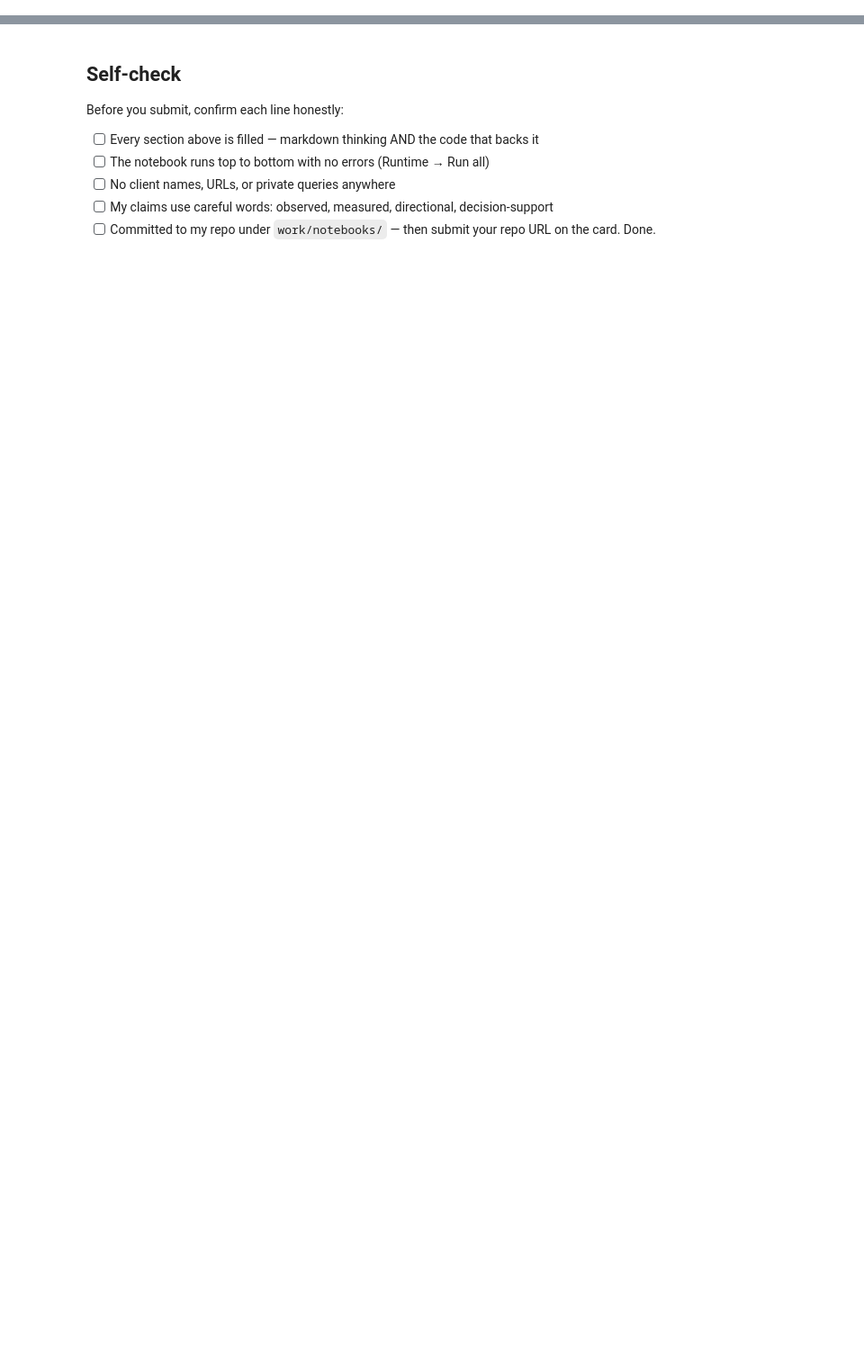
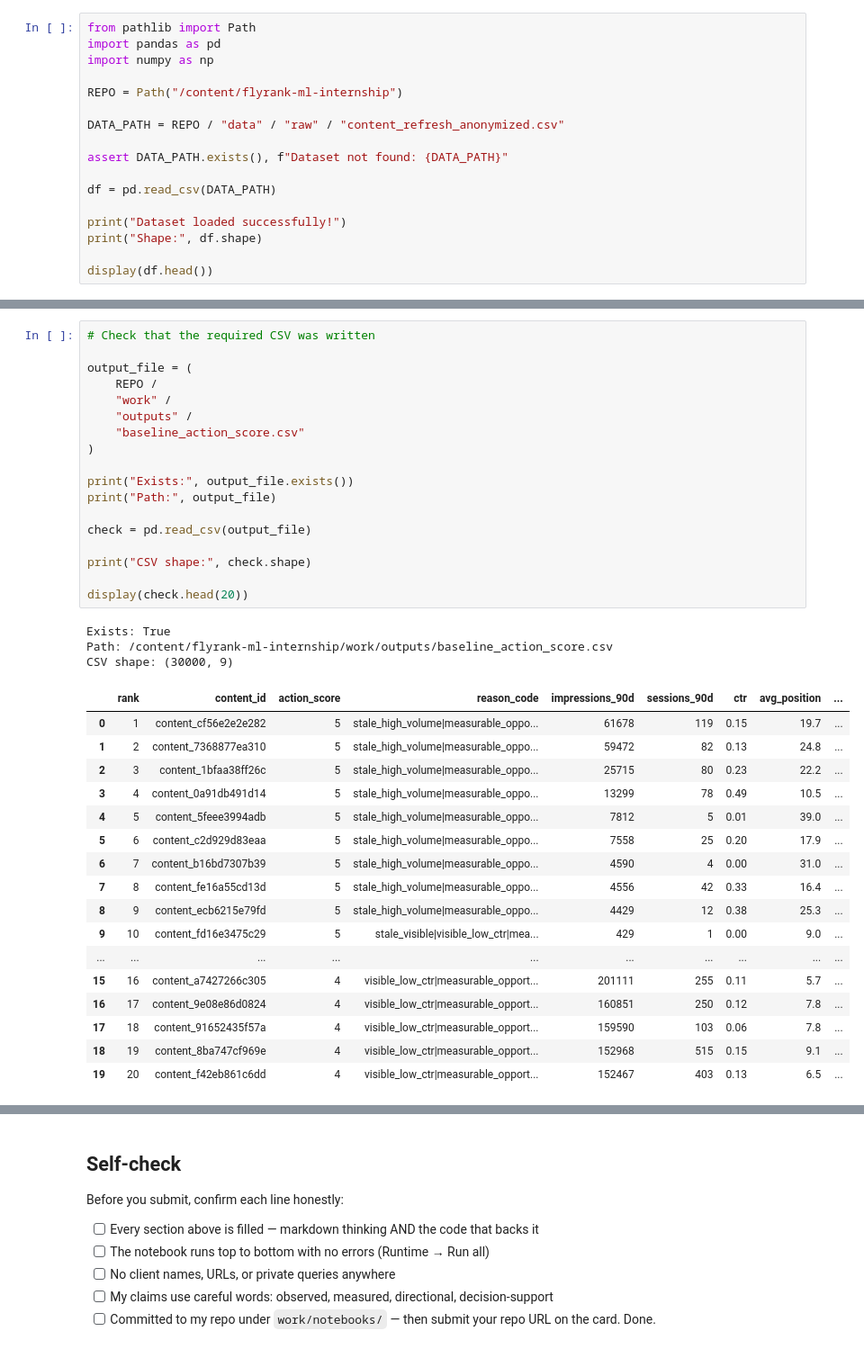
Before and after one commit to akulvibhore/flyrank-ml-internship-, a Jupyter notebook: work/notebooks/w04_baseline_score.ipynb, the cells around one changed output, grey strips where cells are left out. Shown at 90% size. Cells and saved outputs as stored; diff of their text form; blank space fills up the shorter version.

```diff
--- a/work/notebooks/w04_baseline_score.ipynb
+++ b/work/notebooks/w04_baseline_score.ipynb
@@ -36,0 +208,17 @@ This skeleton is yours to fill. Work the sections **in order** — each one has
+# %%
+from pathlib import Path
+import pandas as pd
+import numpy as np
+
+REPO = Path("/content/flyrank-ml-internship")
+
+DATA_PATH = REPO / "data" / "raw" / "content_refresh_anonymized.csv"
+
+assert DATA_PATH.exists(), f"Dataset not found: {DATA_PATH}"
+
+df = pd.read_csv(DATA_PATH)
+
+print("Dataset loaded successfully!")
+print("Shape:", df.shape)
+
+display(df.head())
@@ -36,0 +502,39 @@ This skeleton is yours to fill. Work the sections **in order** — each one has
+# %%
+# Check that the required CSV was written
+
+output_file = (
+    REPO /
+    "work" /
+    "outputs" /
+    "baseline_action_score.csv"
+)
+
+print("Exists:", output_file.exists())
+print("Path:", output_file)
+
+check = pd.read_csv(output_file)
+
+print("CSV shape:", check.shape)
+
+display(check.head(20))
+# %% [output]
+Exists: True
+Path: /content/flyrank-ml-internship/work/outputs/baseline_action_score.csv
+CSV shape: (30000, 9)
+|  | rank | content_id | action_score | reason_code | impressions_90d | sessions_90d | ctr | avg_position | ... |
+| 0 | 1 | content_cf56e2e2e282 | 5 | stale_high_volume|measurable_oppo... | 61678 | 119 | 0.15 | 19.7 | ... |
+| 1 | 2 | content_7368877ea310 | 5 | stale_high_volume|measurable_oppo... | 59472 | 82 | 0.13 | 24.8 | ... |
+| 2 | 3 | content_1bfaa38ff26c | 5 | stale_high_volume|measurable_oppo... | 25715 | 80 | 0.23 | 22.2 | ... |
+| 3 | 4 | content_0a91db491d14 | 5 | stale_high_volume|measurable_oppo... | 13299 | 78 | 0.49 | 10.5 | ... |
+| 4 | 5 | content_5feee3994adb | 5 | stale_high_volume|measurable_oppo... | 7812 | 5 | 0.01 | 39.0 | ... |
+| 5 | 6 | content_c2d929d83eaa | 5 | stale_high_volume|measurable_oppo... | 7558 | 25 | 0.20 | 17.9 | ... |
+| 6 | 7 | content_b16bd7307b39 | 5 | stale_high_volume|measurable_oppo... | 4590 | 4 | 0.00 | 31.0 | ... |
+| 7 | 8 | content_fe16a55cd13d | 5 | stale_high_volume|measurable_oppo... | 4556 | 42 | 0.33 | 16.4 | ... |
+| 8 | 9 | content_ecb6215e79fd | 5 | stale_high_volume|measurable_oppo... | 4429 | 12 | 0.38 | 25.3 | ... |
+| 9 | 10 | content_fd16e3475c29 | 5 | stale_visible|visible_low_ctr|mea... | 429 | 1 | 0.00 | 9.0 | ... |
+| ... | ... | ... | ... | ... | ... | ... | ... | ... | ... |
+| 15 | 16 | content_a7427266c305 | 4 | visible_low_ctr|measurable_opport... | 201111 | 255 | 0.11 | 5.7 | ... |
+| 16 | 17 | content_9e08e86d0824 | 4 | visible_low_ctr|measurable_opport... | 160851 | 250 | 0.12 | 7.8 | ... |
+| 17 | 18 | content_91652435f57a | 4 | visible_low_ctr|measurable_opport... | 159590 | 103 | 0.06 | 7.8 | ... |
+| 18 | 19 | content_8ba747cf969e | 4 | visible_low_ctr|measurable_opport... | 152968 | 515 | 0.15 | 9.1 | ... |
+| 19 | 20 | content_f42eb861c6dd | 4 | visible_low_ctr|measurable_opport... | 152467 | 403 | 0.13 | 6.5 | ... |
```
Also changed, not shown: parts of 22 cells of this notebook.
